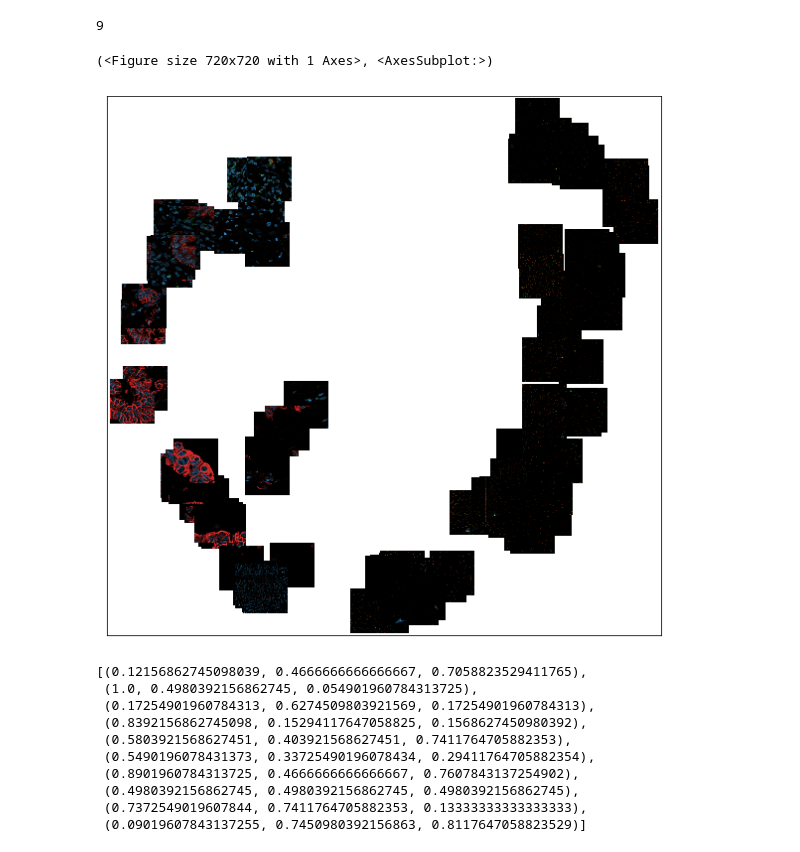
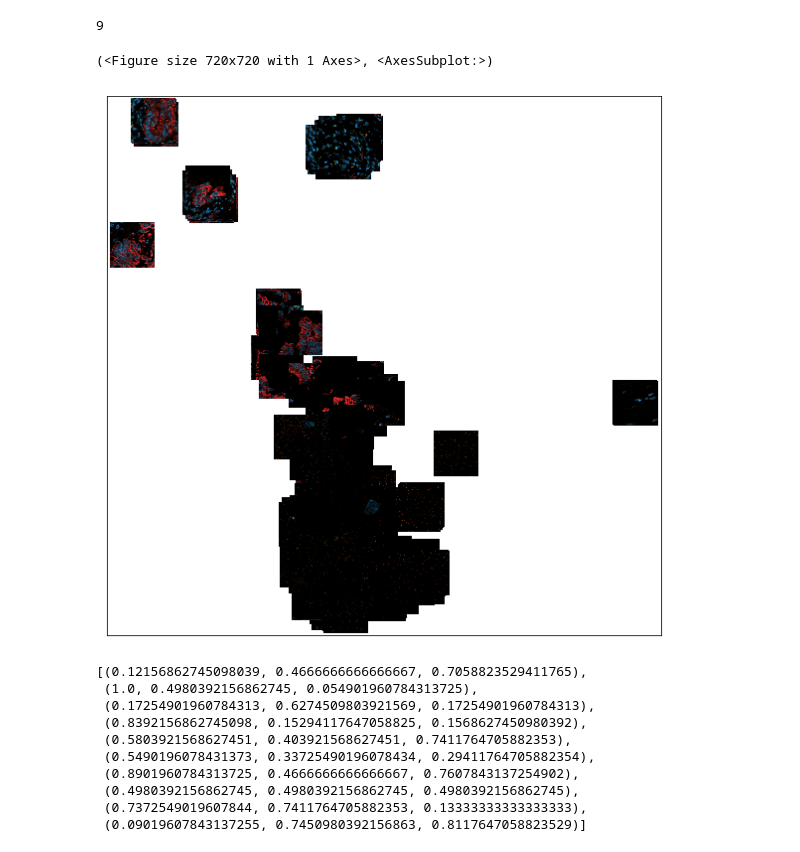
Before and after one commit to estorrs/violet, a Jupyter notebook: notebooks/dino_embedding_analysis_multichannel.ipynb, the cells around one changed output. Cells and saved outputs as stored; diff of their text form; code cells hidden in the pictures.

Commit message:
added retiling and analysis for multichannel images

```diff
--- a/notebooks/dino_embedding_analysis_multichannel.ipynb
+++ b/notebooks/dino_embedding_analysis_multichannel.ipynb
@@ -26,6 +26,6 @@ from violet.utils.multichannel import create_pseudocolor_image
 # %%
 img_dir = '/home/estorrs/violet/data/codex/tile_test_panc_07062021_256res'
-weights = '/home/estorrs/violet/sandbox/dino_runs/multichannel_07062021_res256/checkpoint0160.pth'
+weights = '/home/estorrs/violet/sandbox/dino_runs/multichannel_07072021_res256/checkpoint1860.pth'
 # %%
 dataloader = multichannel_image_dataloader(img_dir, shuffle=False, pad=True)
 # %%
@@ -143,20 +143,20 @@ np.where(adata.obs.index=='hu_pancreas_TrisEDTA_0_20')[0][0]
 # %% [output]
 9
 # %%
-n = 100
+n = 200
 idxs = np.random.permutation(adata.obs.index.to_list())[:n]
 filtered = adata[idxs]
 imgs = [dataloader.dataset[np.where(dataloader.dataset.samples==s)[0][0]] for s in filtered.obs.index]
 pseudos = [create_pseudocolor_image(x, dataloader.dataset, ['DAPI', 'CD20', 'CD8', 'pancytok'])
           for x in imgs]
 plot_image_umap(
     filtered.obsm['X_umap_emb'][:, 0].flatten(),
     filtered.obsm['X_umap_emb'][:, 1].flatten(),
     pseudos
 )
 # %% [output]
 (<Figure size 720x720 with 1 Axes>, <AxesSubplot:>)
-[figure, old version]
+[figure, new version]
 # %%
 sns.color_palette()
 # %% [output]
```
Also changed, not shown: parts of 12 cells of this notebook, 2 other files.
